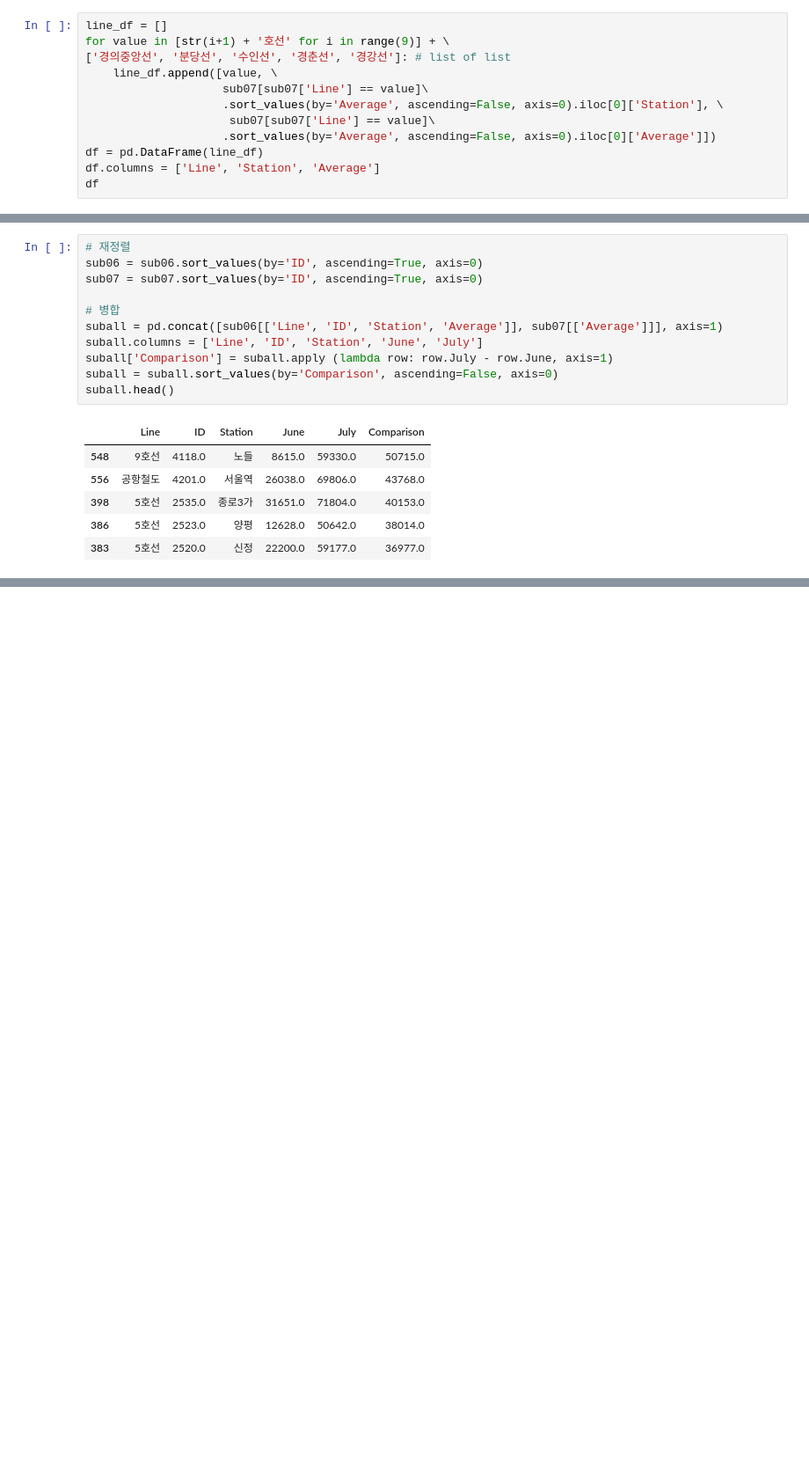
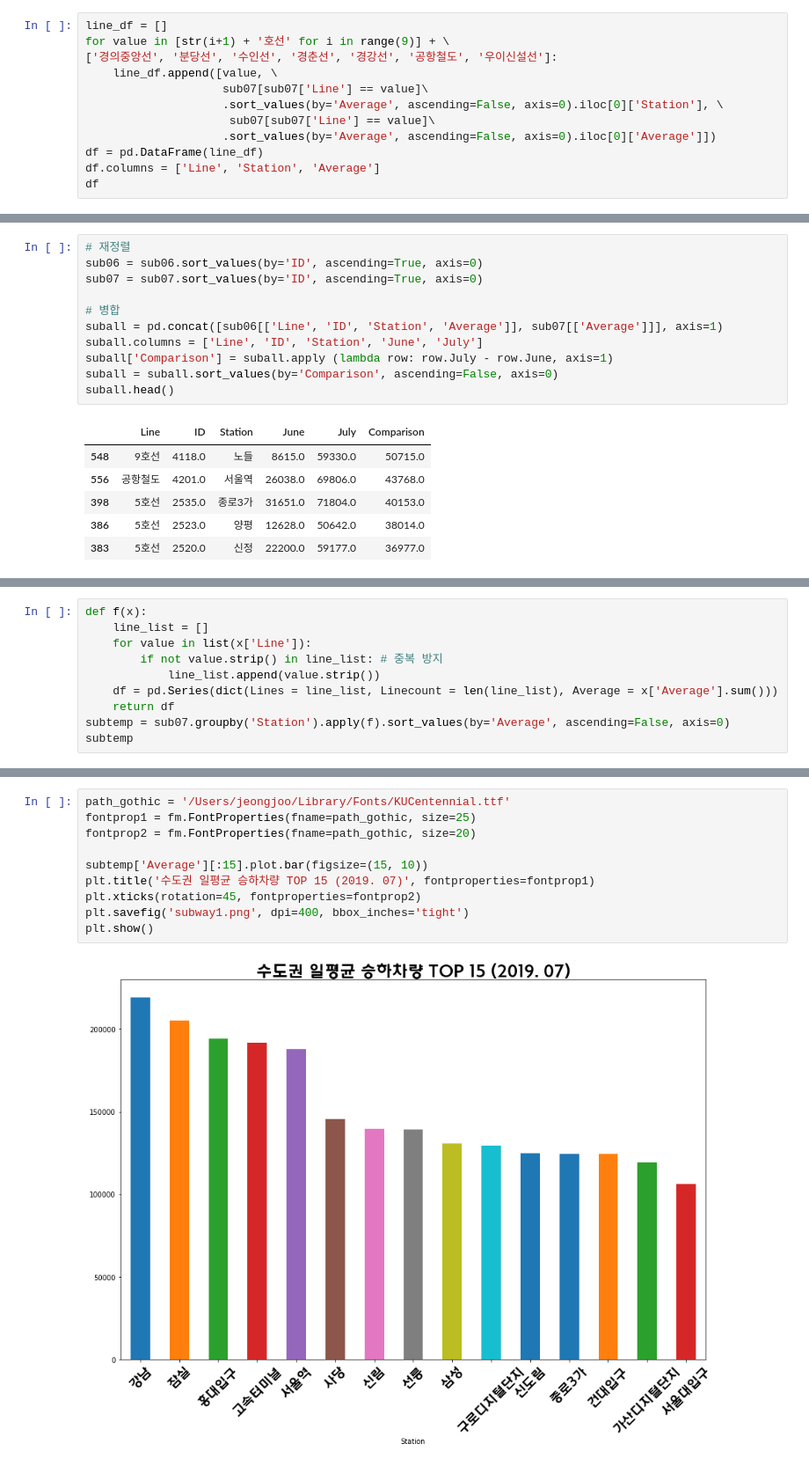
Before and after one commit to pyville/python, a Jupyter notebook: subway.ipynb, the cells around one changed output, grey strips where cells are left out. Shown at 88% size. Cells and saved outputs as stored; diff of their text form; blank space fills up the shorter version.

Commit message:
Add Functions
Plot with Hangul Names
Search Functions and Plot
Group by Station Regardless of Transfer Lines

```diff
--- a/subway.ipynb
+++ b/subway.ipynb
@@ -111,7 +112,7 @@ sub07[['Month', 'Line', 'Station', 'Average']]
 # %%
 line_df = []
 for value in [str(i+1) + '호선' for i in range(9)] + \
-['경의중앙선', '분당선', '수인선', '경춘선', '경강선']: # list of list
+['경의중앙선', '분당선', '수인선', '경춘선', '경강선', '공항철도', '우이신설선']:
     line_df.append([value, \
                     sub07[sub07['Line'] == value]\
                     .sort_values(by='Average', ascending=False, axis=0).iloc[0]['Station'], \
@@ -233,0 +198,10 @@ sub07.sort_values(by='Average', ascending=True, axis=0)[['Line', 'Station', 'Ave
+# %%
+def f(x):
+    line_list = []
+    for value in list(x['Line']):
+        if not value.strip() in line_list: # 중복 방지
+            line_list.append(value.strip())
+    df = pd.Series(dict(Lines = line_list, Linecount = len(line_list), Average = x['Average'].sum()))
+    return df
+subtemp = sub07.groupby('Station').apply(f).sort_values(by='Average', ascending=False, axis=0)
+subtemp
@@ -233,0 +255,12 @@ sub07.sort_values(by='Average', ascending=True, axis=0)[['Line', 'Station', 'Ave
+# %%
+path_gothic = '/Users/jeongjoo/Library/Fonts/KUCentennial.ttf'
+fontprop1 = fm.FontProperties(fname=path_gothic, size=25)
+fontprop2 = fm.FontProperties(fname=path_gothic, size=20)
+
+subtemp['Average'][:15].plot.bar(figsize=(15, 10))
+plt.title('수도권 일평균 승하차량 TOP 15 (2019. 07)', fontproperties=fontprop1)
+plt.xticks(rotation=45, fontproperties=fontprop2)
+plt.savefig('subway1.png', dpi=400, bbox_inches='tight')
+plt.show()
+# %% [output]
+[figure, added]
```
Also changed, not shown: parts of 24 cells of this notebook.
